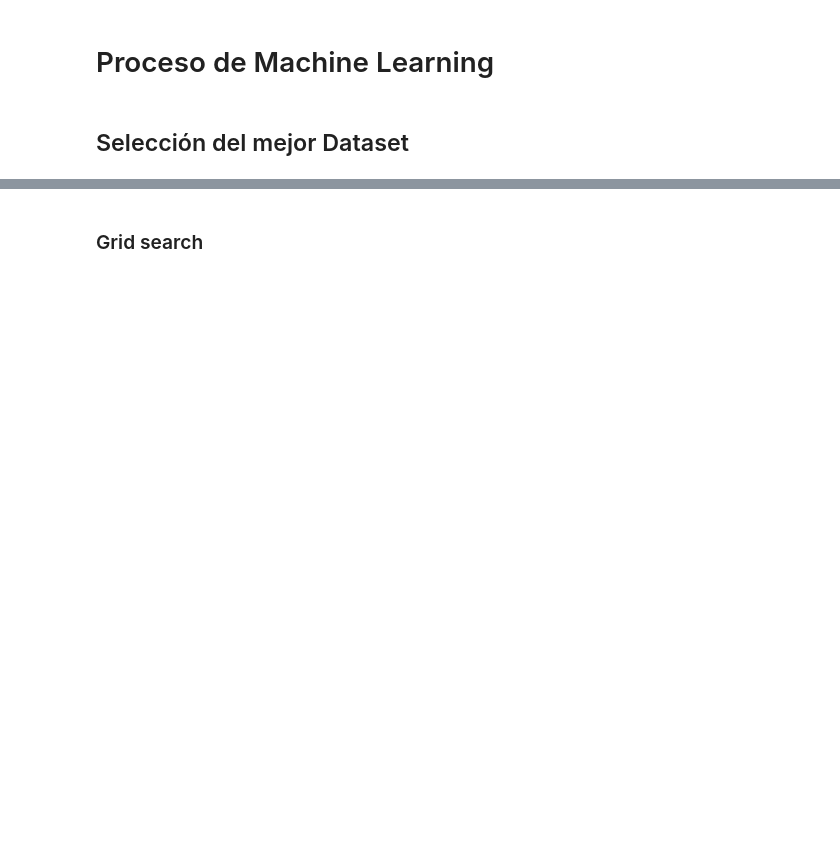
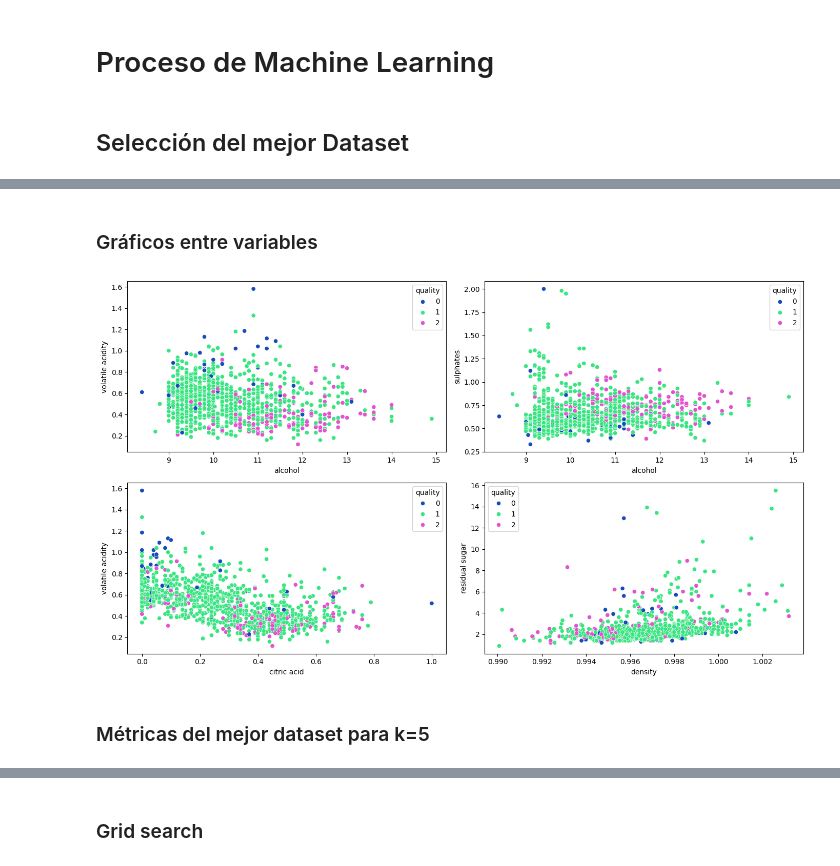
Before and after one commit to 4GeeksAcademy/K-nearest-neighbours-pabloramcos, a Jupyter notebook: src/exploreML.ipynb, the cells around one changed output, grey strips where cells are left out. Drawn from its saved outputs; the diff is of its cells as text; code cells hidden in the pictures; blank space fills up the shorter version.

Commit message:
Subiendo todo el ejercicio resuelto

```diff
--- a/src/exploreML.ipynb
+++ b/src/exploreML.ipynb
@@ -4,12 +4,21 @@
 ## Selección del mejor Dataset
 # %%
 import pandas as pd
+import matplotlib.pyplot as plt
+import seaborn as sns
+import pickle
+from sklearn.preprocessing import StandardScaler
 
 from sklearn.neighbors import KNeighborsClassifier
-from sklearn.metrics import accuracy_score
+from sklearn.metrics import accuracy_score, confusion_matrix, classification_report
 
+from sklearn.model_selection import cross_val_score
 from sklearn.model_selection import GridSearchCV
 from sklearn.model_selection import RandomizedSearchCV
+
+import warnings
+
+warnings.filterwarnings("ignore", category=UserWarning)
 
 X_train_CON_outliers = pd.read_excel("../data/processed/X_train_CON_outliers.xlsx")
 X_train_CON_outliers_norm = pd.read_excel("../data/processed/X_train_CON_outliers_norm.xlsx")
@@ -29,19 +38,13 @@ datasets = [X_train_CON_outliers,
     X_train_SIN_outliers_norm,
     X_train_SIN_outliers_scal
     ]
-models = []
+
 metrics = []
 
 for dataset in datasets:
-
-    model = KNeighborsClassifier(n_neighbors=k) #ML class
-    model.fit(dataset, y_train)
-    y_pred = model.predict(dataset)
-    metric = accuracy_score(y_train, y_pred)
-    metric2 = confusion_matrix(y_train, y_pred)
-    metric3 = classificationReport(y_train, y_pred)
-    metrics.append(metric)
-    models.append(model)
+    model = KNeighborsClassifier(n_neighbors=5) #ML class
+    metric = cross_val_score(model, dataset, y_train, cv = 5) # Al utilizar el k=1 y accuracy score todos daban = 1
+    metrics.append(metric.mean())
 
 best_metric = max(metrics)
 best_index = metrics.index(best_metric)
@@ -62,0 +70,26 @@ fig.show()
+# %% [markdown]
+### Gráficos entre variables
+# %%
+#Como ejemplo de grafico se utilizara el df_con_outliers
+
+df_relaciones = X_train_CON_outliers.copy()
+df_relaciones["quality"] = y_train.values
+
+fig, axis = plt.subplots(2, 2, figsize = (14, 8))
+
+palette = ["#174BBB", "#39E581", "#E253CF"]
+
+sns.scatterplot(ax = axis[0, 0], data = df_relaciones, x = "alcohol", y = "volatile acidity", hue="quality", palette=palette)
+sns.scatterplot(ax = axis[0, 1], data = df_relaciones, x = "alcohol", y = "sulphates", hue="quality", palette=palette)
+sns.scatterplot(ax = axis[1, 0], data = df_relaciones, x = "citric acid", y = "volatile acidity", hue="quality", palette=palette)
+sns.scatterplot(ax = axis[1, 1], data = df_relaciones, x = "density", y = "residual sugar", hue="quality", palette=palette)
+
+# Ajustar el layout
+plt.tight_layout()
+
+# Mostrar el plot
+plt.show()
+# %% [output]
+[figure, added]
+# %% [markdown]
+### Métricas del mejor dataset para k=5
```
Also changed, not shown: parts of 12 cells of this notebook, 16 other files.
